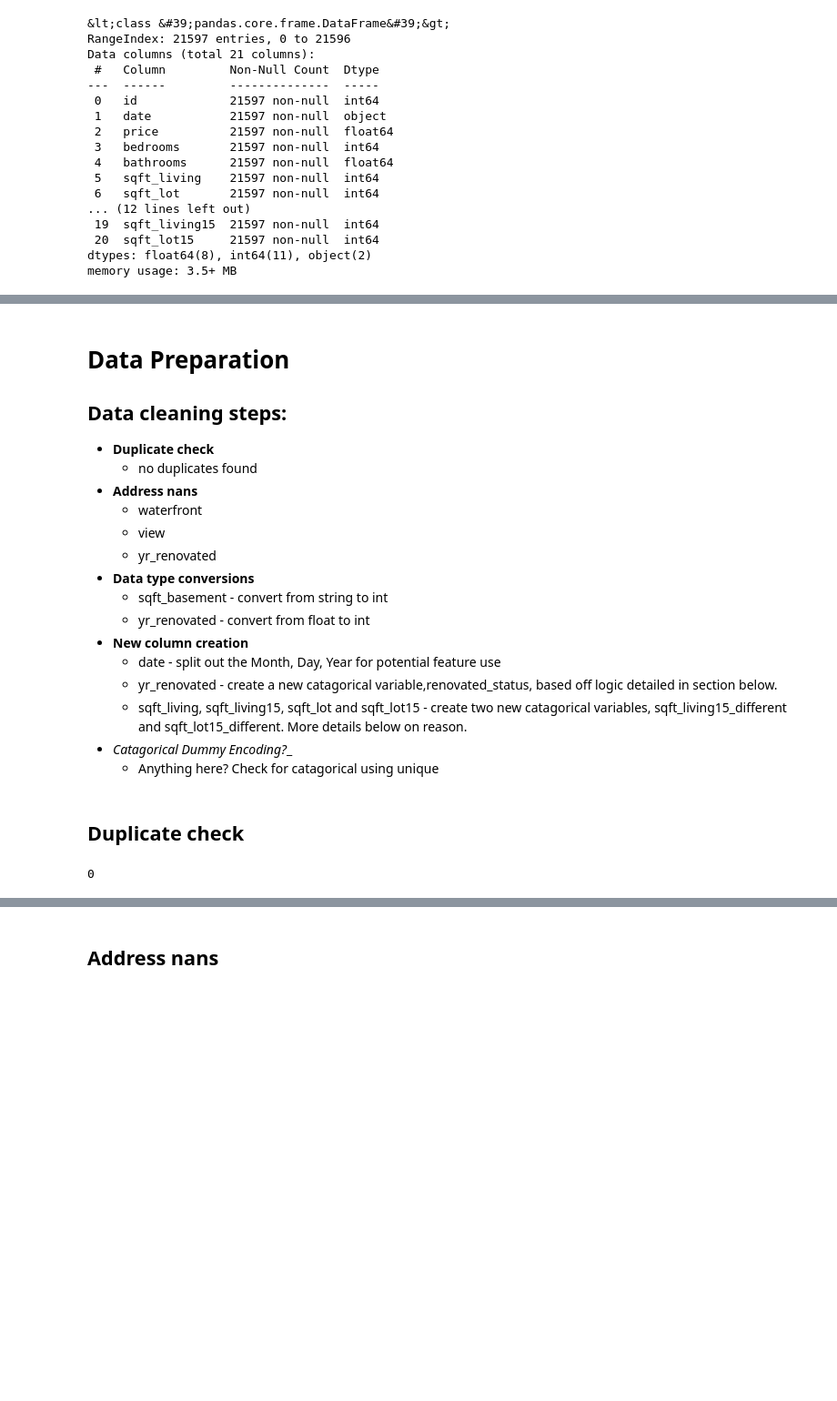
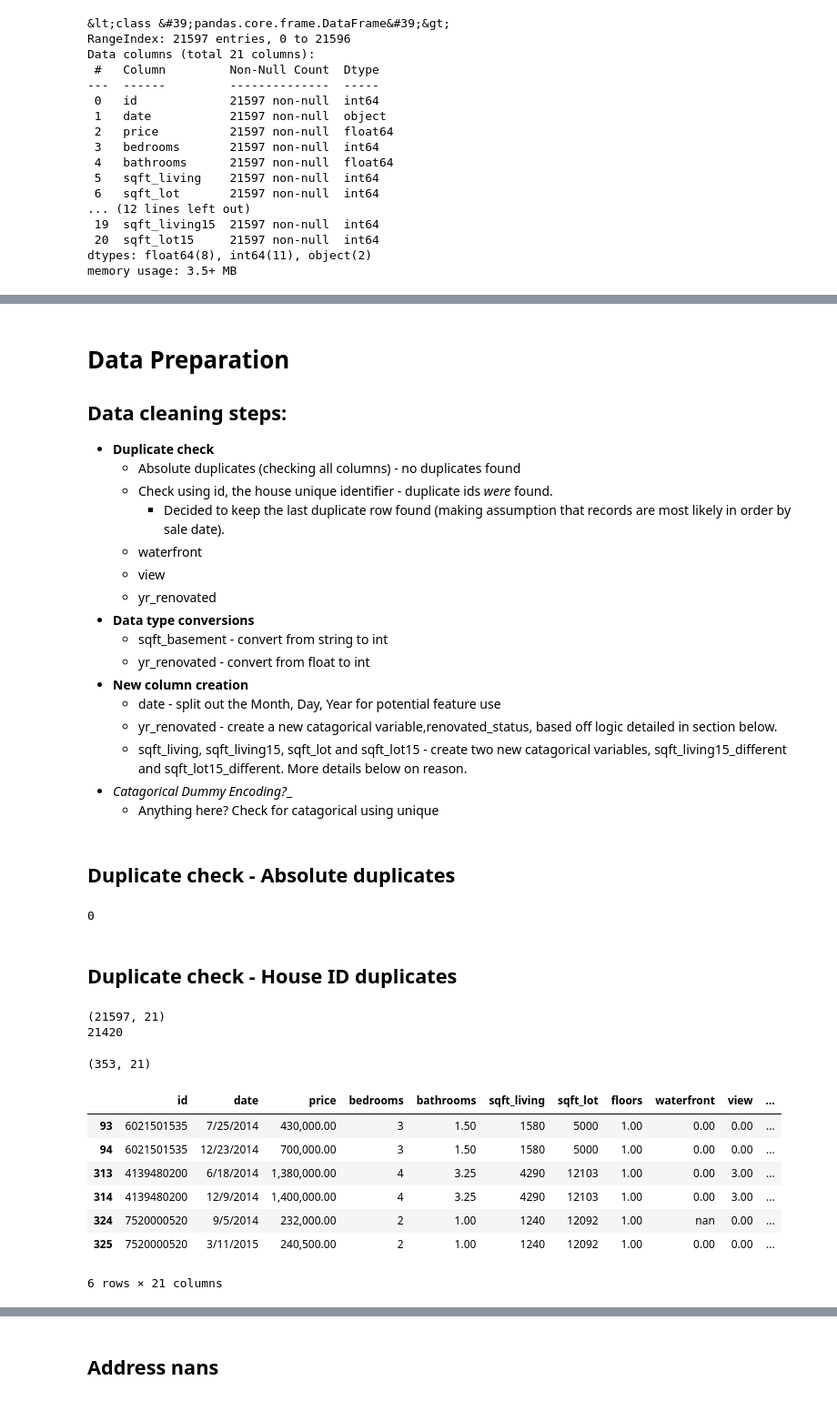
Before and after one commit to lspope/dsc-phase-2-project-online, a Jupyter notebook: notebooks/data_cleaning.ipynb, the cells around one changed output, grey strips where cells are left out. Shown at 91% size. Drawn from its saved outputs; the diff is of its cells as text; code cells hidden in the pictures; blank space fills up the shorter version.

```diff
--- a/notebooks/data_cleaning.ipynb
+++ b/notebooks/data_cleaning.ipynb
@@ -56,8 +107,9 @@ king_processed = king_data_raw.copy(deep=True)
 
 ## Data cleaning steps:
 * __Duplicate check__
-    * no duplicates found
-* __Address nans__
+    * Absolute duplicates (checking all columns) - no duplicates found
+    * Check using id, the house unique identifier -  duplicate ids _were_ found.
+        * Decided to keep the last duplicate row found (making assumption that records are most likely in order by sale date).
     * waterfront
     * view
     * yr_renovated
@@ -71,6 +123,6 @@ king_processed = king_data_raw.copy(deep=True)
 * _Catagorical Dummy Encoding?__
     * Anything here? Check for catagorical using unique
 # %% [markdown]
-## Duplicate check
+## Duplicate check - Absolute duplicates
 # %%
 # Duplicate check
@@ -78,3 +130,31 @@ king_dups = king_data_raw[king_data_raw.duplicated()]
 print(len(king_dups))
 # %% [output]
 0
+# %% [markdown]
+## Duplicate check - House ID duplicates
+# %%
+# We suspect there are duplicate house ids...check it out
+print(king_processed.shape)
+print(len(king_processed['id'].unique()))
+# %% [output]
+(21597, 21)
+21420
+# %%
+# Save all the duplicated house id records to a file for inspection if needed.
+dup_id_series = king_processed.duplicated(subset=['id'], keep=False)
+dup_house_ids = king_processed[dup_id_series]
+dup_house_ids.to_csv('../data/dup_house_ids.csv', index=True)
+
+# There are 353 total duplicates based on house id
+print(dup_house_ids.shape)
+dup_house_ids.head(6)
+# %% [output]
+(353, 21)
+|  | id | date | price | bedrooms | bathrooms | sqft_living | sqft_lot | floors | waterfront | view | ... |
+| 93 | 6021501535 | 7/25/2014 | 430,000.00 | 3 | 1.50 | 1580 | 5000 | 1.00 | 0.00 | 0.00 | ... |
+| 94 | 6021501535 | 12/23/2014 | 700,000.00 | 3 | 1.50 | 1580 | 5000 | 1.00 | 0.00 | 0.00 | ... |
+| 313 | 4139480200 | 6/18/2014 | 1,380,000.00 | 4 | 3.25 | 4290 | 12103 | 1.00 | 0.00 | 3.00 | ... |
+| 314 | 4139480200 | 12/9/2014 | 1,400,000.00 | 4 | 3.25 | 4290 | 12103 | 1.00 | 0.00 | 3.00 | ... |
+| 324 | 7520000520 | 9/5/2014 | 232,000.00 | 2 | 1.00 | 1240 | 12092 | 1.00 | nan | 0.00 | ... |
+| 325 | 7520000520 | 3/11/2015 | 240,500.00 | 2 | 1.00 | 1240 | 12092 | 1.00 | 0.00 | 0.00 | ... |
+6 rows × 21 columns
```
Also changed, not shown: parts of 12 cells of this notebook, 5 other files.
